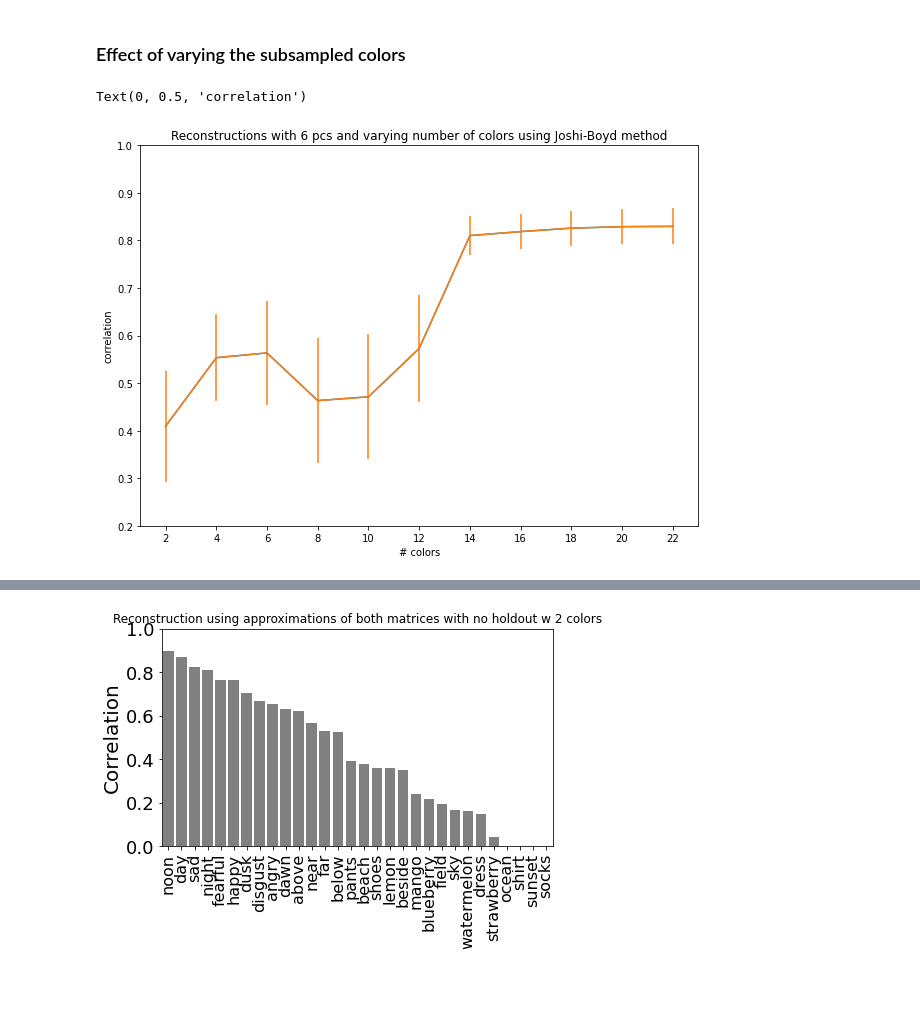
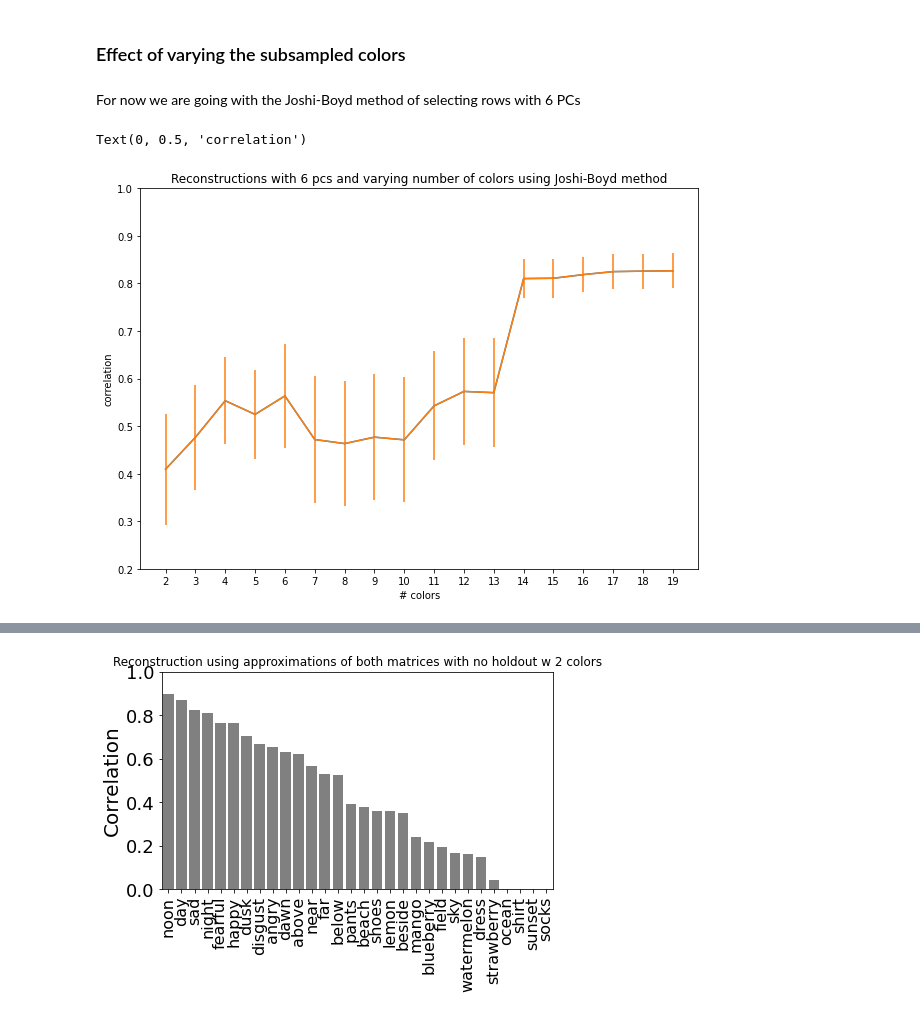
Before and after one commit to SchlossVRL/semantic_spaces, a Jupyter notebook: analysis/python/semantic_spaces_reconstruction.ipynb, the cells around one changed output, grey strips where cells are left out. Cells and saved outputs as stored; diff of their text form; code cells hidden in the pictures; blank space fills up the shorter version.

```diff
--- a/analysis/python/semantic_spaces_reconstruction.ipynb
+++ b/analysis/python/semantic_spaces_reconstruction.ipynb
@@ -43,11 +40,11 @@ A = pd.read_csv('../../data/basis_vecs_scaled.csv') ### Load singular vectors co
 ratings= pd.read_csv('../../data/uw_58_ratings_matrix_unscaled.csv') ### Load ratings matrix
 c_means = pd.read_csv('../../data/col_means.csv')  ### Load a vector of column means
 # %%
-A = np.array(A)
-A = np.delete(A, 0, axis=1)
-A_8 = A[:,0:8]
-A_8_df = pd.DataFrame(A_8)
-A_8_df.to_csv('../../data/8_basis_vecs_scaled.csv') ### save just the first 8 right singular vectors for full dataset
+basis_vecs = np.array(basis_vecs)
+basis_vecs = np.delete(basis_vecs, 0, axis=1)
+#A_8 = A[:,0:8]
+#A_8_df = pd.DataFrame(A_8)
+#A_8_df.to_csv('../../data/8_basis_vecs_scaled.csv') ### save just the first 8 right singular vectors for full dataset
 # %% [markdown]
 ## Interlude to see how many dims we need
 # %%
@@ -72,7 +69,7 @@ r_shuf = [] ## will hold reconstruction correlations for shuffled matrix
 from scipy.stats.stats import pearsonr
 for i in range(1,30): ### concept
     for j in range(1,30): ### ncomps
-        r.append(pearsonr(np.matmul(factor_mat[:,0:j+1],A.T[0:j+1,:])[i,],test[i,])[0])
+        r.append(pearsonr(np.matmul(factor_mat[:,0:j+1],basis_vecs.T[0:j+1,:])[i,],test[i,])[0])
         r_shuf.append(pearsonr(np.matmul(factor_mat_shuf[:,0:j+1],shuf_vt[0:j+1,:])[i,],shuffle_test[i,])[0])
         n_comp.append(j)
 
@@ -132,7 +129,7 @@ As a start use all the colors we have and don't subsample when doing the regress
 #     conc_prof_mat[i,:] = coords
 # %%
 num_pcs =[]
-approx_cors = []
+approx_cors = [] ## hold correlations for reconstructions
 cons = []
 for num_pc in range(1,10):
     conc_prof_mat = np.zeros(shape=(30,num_pc)) ## this matrix holds the approximated factor matrix
@@ -143,7 +140,7 @@ for num_pc in range(1,10):
         concept_ratings = np.array(concept_ratings)
         concept_ratings = concept_ratings-c_means.V1.values
         #reg = lm.LinearRegression().fit(A[color_inds,0:num_pc], concept_ratings[color_inds])
-        reg = lm.LinearRegression().fit(A[:,0:num_pc], concept_ratings)
+        reg = lm.LinearRegression().fit(basis_vecs[:,0:num_pc], concept_ratings)
         coords = reg.coef_[0:num_pc]   ## only use num_pc components
         # recon = np.matmul(A[:,:num_pc],coords)
         # cors.append(np.corrcoef(recon.astype(float),concept_ratings.astype(float))[0,1])
@@ -226,11 +223,13 @@ for i in range(1,10):
 [figure]
 # %% [markdown]
 ### Effect of varying the subsampled colors
+# %% [markdown]
+For now we are going with the Joshi-Boyd method of selecting rows with 6 PCs
 # %%
 num_cols =[]
 approx_cors = []
 cons = []
-for num_col in range(2,24,2):
+for num_col in range(2,20,1):
     color_inds = return_rows(ratings.iloc[:,1:]-c_means.V1.values,num_col)
     conc_prof_mat = np.zeros(shape=(30,6)) ## this matrix holds the approximated factor matrix
 
@@ -240,7 +239,7 @@ for num_col in range(2,24,2):
         concept_ratings = ratings.iloc[i][1:59]
         concept_ratings = np.array(concept_ratings)
         concept_ratings = concept_ratings-c_means.V1.values
-        reg = lm.LinearRegression().fit(A[color_inds,0:6], concept_ratings[color_inds])
+        reg = lm.LinearRegression().fit(basis_vecs[color_inds,0:6], concept_ratings[color_inds])
         #reg = lm.LinearRegression().fit(A[:,0:num_pc], concept_ratings)
         coords = reg.coef_[0:6]   ## only use num_pc components
         # recon = np.matmul(A[:,:num_pc],coords)
@@ -267,17 +266,17 @@ approx_df = pd.DataFrame(list(zip(cons,num_cols,approx_cors)), columns = ['conce
 # %%
 plot_ys = approx_df.groupby('num_cols').mean().reset_index().correlation
 plot_err = approx_df.groupby('num_cols').std().reset_index().correlation/np.sqrt(30)*1.96
 fig = plt.figure(figsize=(10,7))
-plt.plot(np.arange(2,24,2),plot_ys)
-plt.errorbar(x= np.arange(2,24,2),y = plot_ys,yerr=plot_err)
+plt.plot(np.arange(2,20,1),plot_ys)
+plt.errorbar(x= np.arange(2,20,1),y = plot_ys,yerr=plot_err)
 plt.title('Reconstructions with 6 pcs and varying number of colors using Joshi-Boyd method')
 plt.xlabel('# colors')
-plt.xticks(np.arange(2,24,2))
+plt.xticks(np.arange(2,20,1))
 plt.ylim(.2,1)
 plt.ylabel('correlation')
 # %% [output]
 Text(0, 0.5, 'correlation')
-[figure, old version]
+[figure, new version]
 # %%
 print(plot_ys)
 # %% [output]
```
Also changed, not shown: parts of 30 cells of this notebook, 1 other file.
